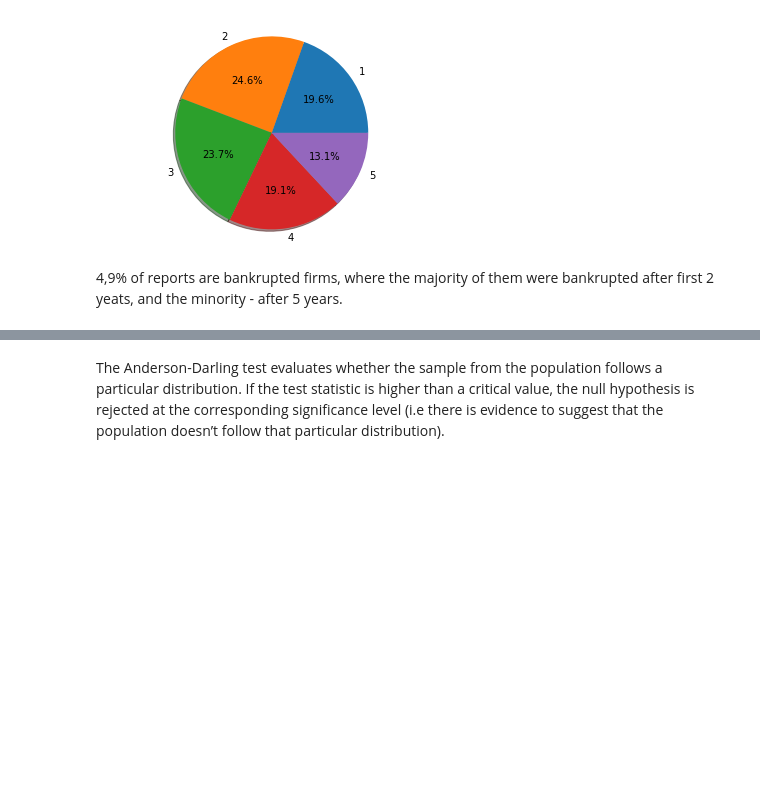
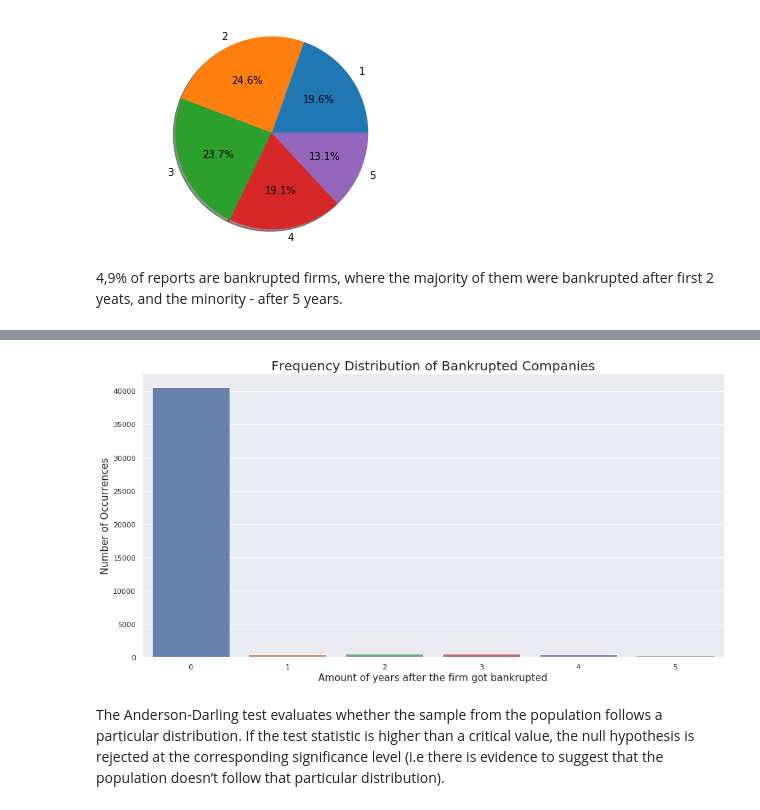
Before and after one commit to vcaramba/companies_bankruptcy_prediction, a Jupyter notebook: jupyter_notebooks/eda_notebook.ipynb, the cells around one changed output, grey strips where cells are left out. Saved outputs shown, nothing was run; the diff lists cells and outputs as text; code cells hidden in the pictures; blank space fills up the shorter version.

```diff
--- a/jupyter_notebooks/eda_notebook.ipynb
+++ b/jupyter_notebooks/eda_notebook.ipynb
@@ -121,10 +98,0 @@ plot_bankruptcy_classes_distribution()
-# %%
-def plot_all_classes_distribution():
-    plt.figure(figsize=(16, 8))
-    count = df['bankruptcy_after_years'].value_counts()
-    sns.set(style="darkgrid")
-    sns.barplot(count.index, count.values, alpha=0.9)
-    plt.title('Frequency Distribution of Bankrupted Companies', fontsize=20)
-    plt.ylabel('Number of Occurrences', fontsize=15)
-    plt.xlabel('Amount of years after the firm got bankrupted', fontsize=15)
-    plt.show()
@@ -135,3 +105,9 @@ plot_all_classes_distribution()
+# %%
+from analysis_scripts.classes_distribution import plot_all_classes_distribution
+
+plot_all_classes_distribution(df)
+# %% [output]
+[figure, added]
 # %% [markdown]
 The Anderson-Darling test evaluates whether the sample from the population follows a particular distribution. If the test statistic is higher than a critical value, the null hypothesis is rejected at the corresponding significance level (i.e there is evidence to suggest that the population doesn’t follow that particular distribution).
 # %%
```
Also changed, not shown: parts of 25 cells of this notebook, 4 other files.
